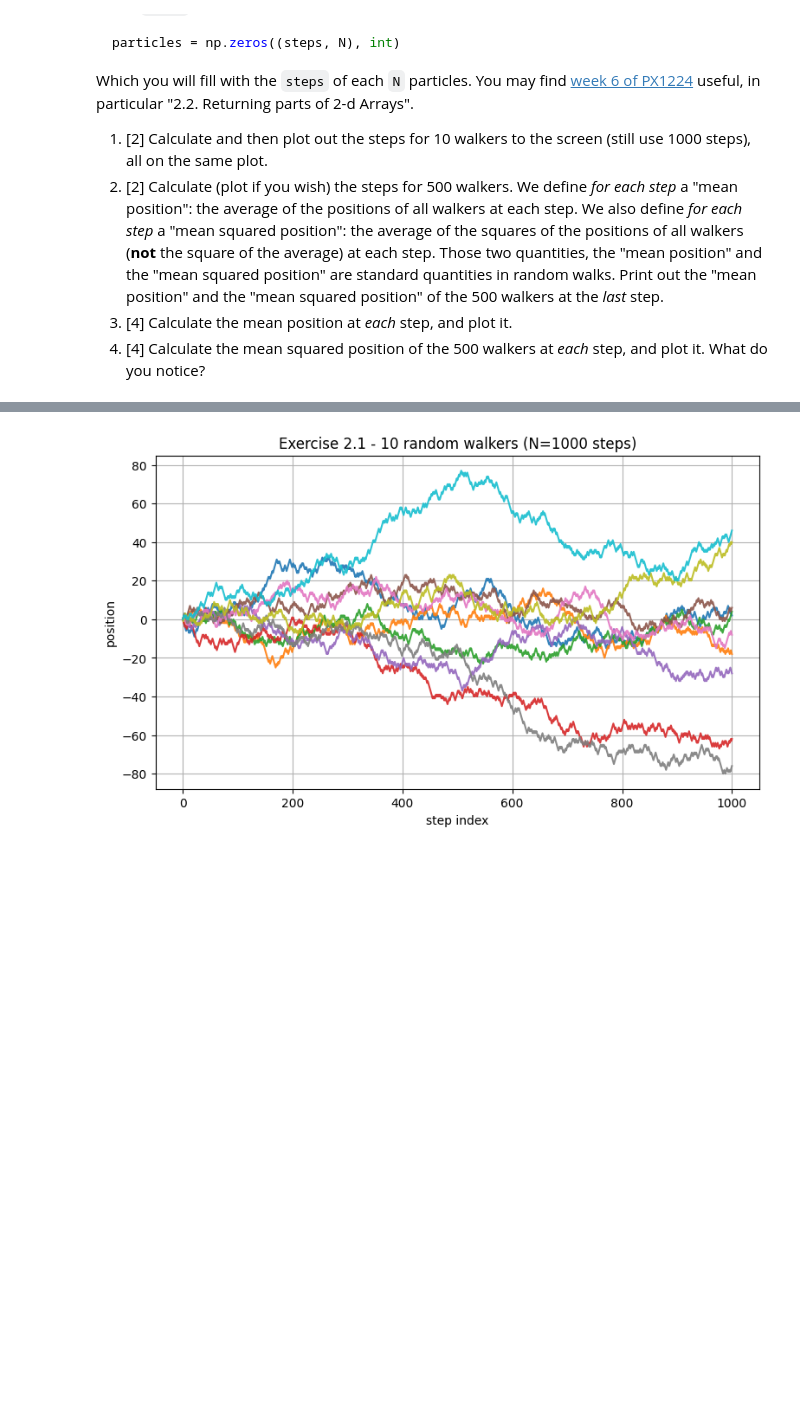
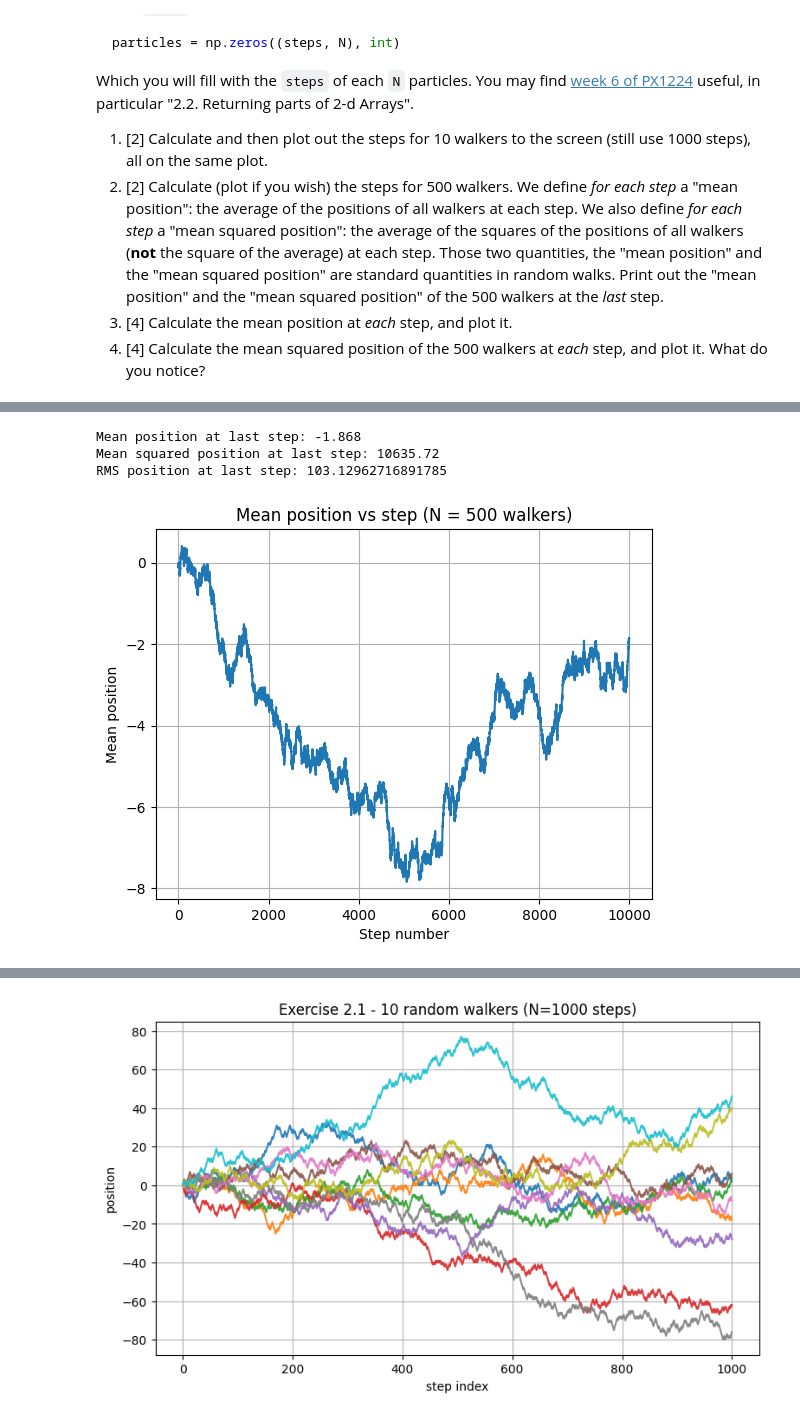
Before and after one commit to PX2145-2025/week-7-b-cormack-bethan, a Jupyter notebook: random_walk.ipynb, the cells around one changed output, grey strips where cells are left out. Saved outputs shown, nothing was run; the diff lists cells and outputs as text; code cells hidden in the pictures; blank space fills up the shorter version.

```diff
--- a/random_walk.ipynb
+++ b/random_walk.ipynb
@@ -206,0 +389,55 @@ plot it. What do you notice?
+# %%
+#2
+#mean position at a step = average of all walker positions at that step
+
+#mean squared position at a step = average of (position²) across walkers (NOT “(mean position)²”)
+
+N = 500
+steps = 10000
+
+particles = np.zeros((steps, N), dtype=int)
+
+for j in range(N):
+    particles[:, j] = walk(steps)
+
+# LAST step index is steps-1 (because counting starts at 0)
+last_positions = particles[steps - 1, :]  # shape (N,) = all walkers at final step
+
+# Mean position at last step
+xmean_last = np.mean(last_positions)
+
+# Mean squared position at last step
+xmean_sq_last = np.mean(last_positions**2)
+
+print("Mean position at last step:", xmean_last)
+print("Mean squared position at last step:", xmean_sq_last)
+
+# The worksheet prints RMS too (optional): RMS = sqrt(mean(square))
+print("RMS position at last step:", np.sqrt(xmean_sq_last))
+# %% [output]
+Mean position at last step: -1.868
+Mean squared position at last step: 10635.72
+RMS position at last step: 103.12962716891785
+# %%
+#2.3
+
+# Make arrays to store results for every step (length = steps)
+xmean = np.zeros(steps)      # mean position as a function of step
+xmean_sq = np.zeros(steps)   # mean squared position as a function of step (needed for next Q too)
+
+# Loop over every step (row)
+for i in range(steps):
+    # particles[i, :] means: "all walkers at step i"
+    xmean[i] = np.mean(particles[i, :])
+    xmean_sq[i] = np.mean(particles[i, :]**2)
+
+# Plot mean position
+plt.figure()
+plt.plot(xmean)
+plt.xlabel("Step number")
+plt.ylabel("Mean position")
+plt.title(f"Mean position vs step (N = {N} walkers)")
+plt.grid(True)
+plt.show()
+# %% [output]
+[figure, added]
```
Also changed, not shown: parts of 21 cells of this notebook.
